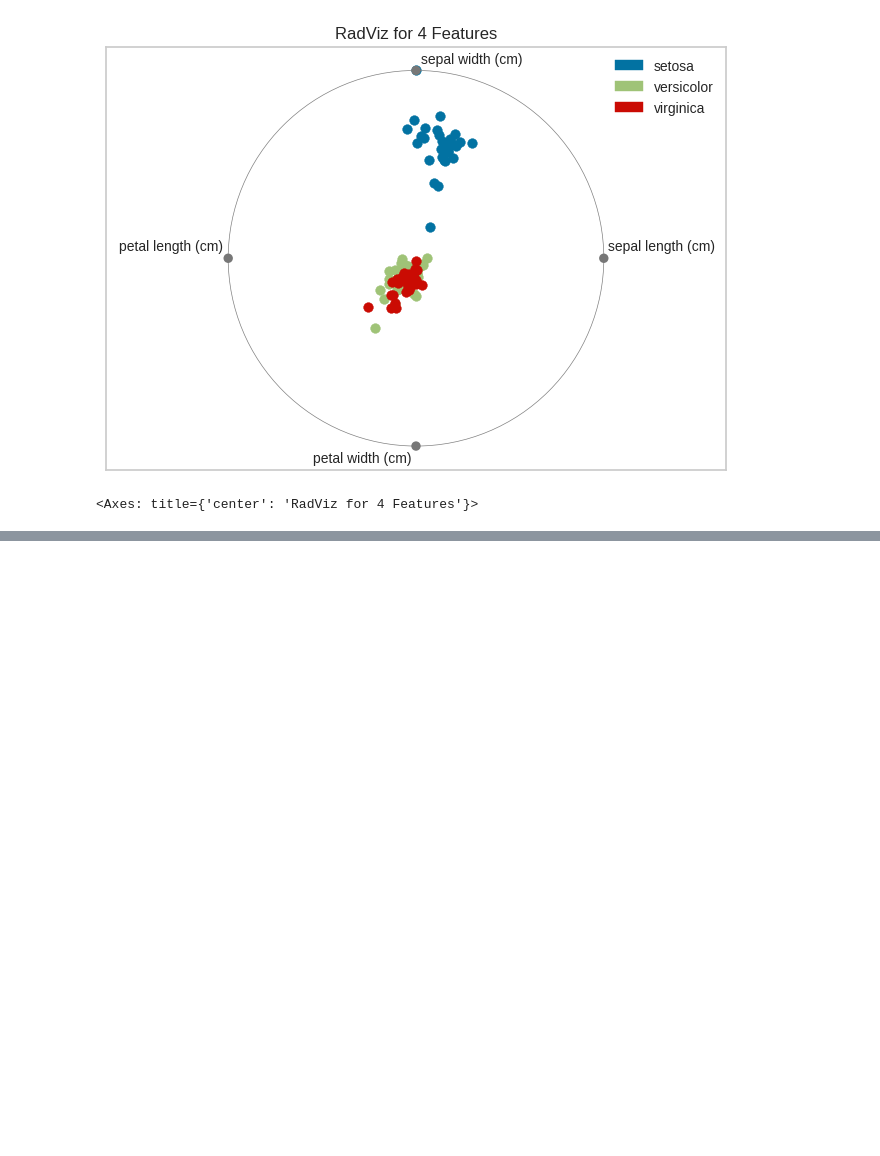
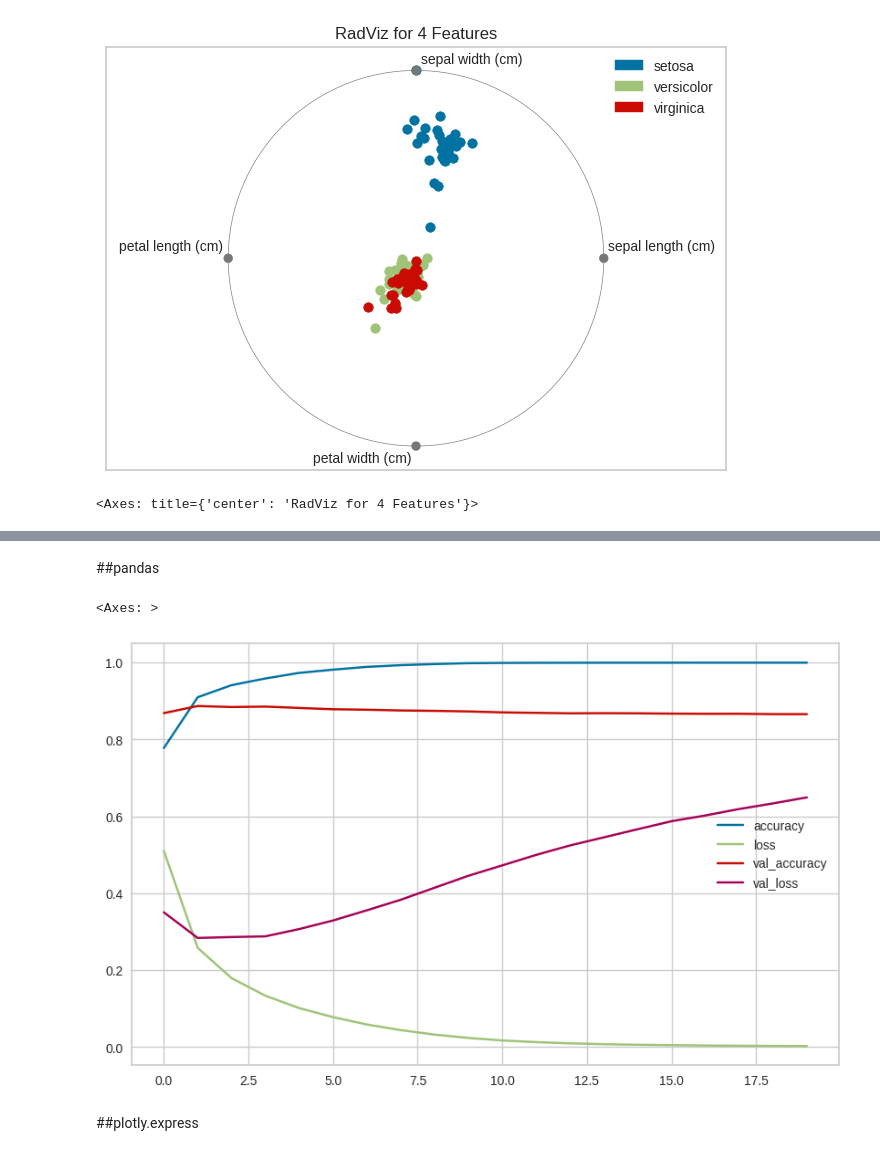
Before and after one commit to MinyaevAndrey/MYPETS, a Jupyter notebook: metrics.ipynb, the cells around one changed output, grey strips where cells are left out. Cells and saved outputs as stored; diff of their text form; code cells hidden in the pictures; blank space fills up the shorter version.

```diff
--- a/metrics.ipynb
+++ b/metrics.ipynb
@@ -785,0 +820,9 @@ viz_rad.show()
+# %% [markdown]
+##pandas
+# %%
+pd.DataFrame(history.history).plot(figsize=(10,6))
+# %% [output]
+<Axes: >
+[figure, added]
+# %% [markdown]
+##plotly.express
```
Also changed, not shown: parts of 11 cells of this notebook.
